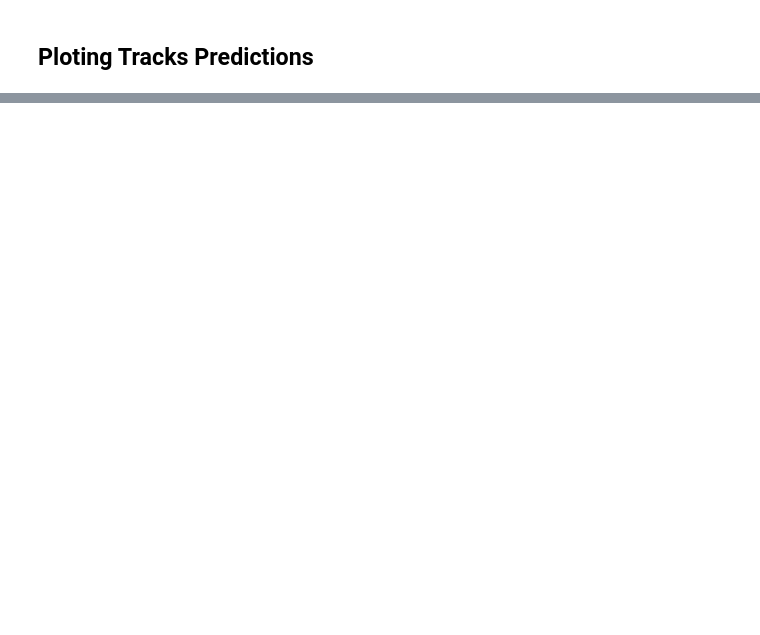
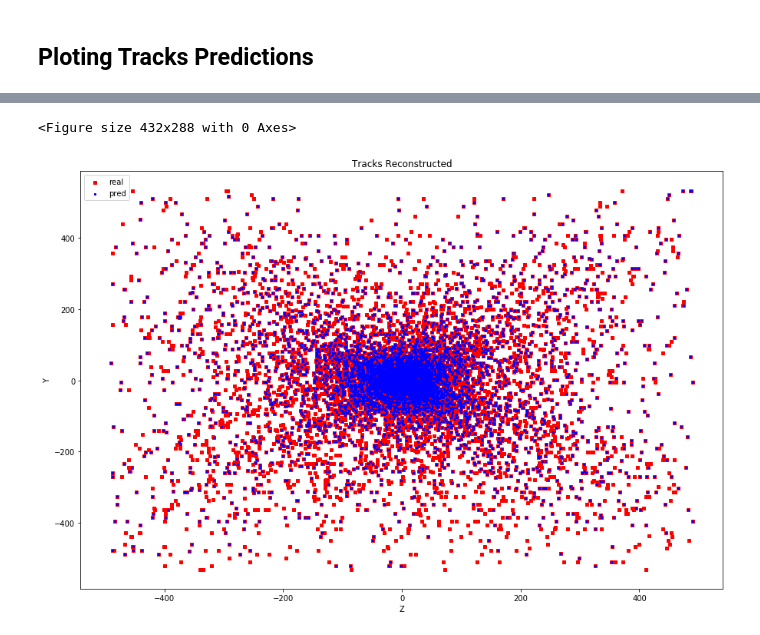
Before and after one commit to stonescenter/track-ml, a Jupyter notebook: notebooks/plot_prediction.ipynb, the cells around one changed output, grey strips where cells are left out. Cells and saved outputs as stored; diff of their text form; code cells hidden in the pictures; blank space fills up the shorter version.

```diff
--- a/notebooks/plot_prediction.ipynb
+++ b/notebooks/plot_prediction.ipynb
@@ -18,3 +18,15 @@ import pandas as pd
 from core.utils.utils import *
 # %% [markdown]
 ## Reading the data ##
+# %%
+#configs = json.load(open('config_test_cnn.json', 'r'))
+#configs = json.load(open('config-mlp.json', 'r'))
+#configs = json.load(open('config_cnn.json', 'r'))
+#configs = json.load(open('config_lstm_internal.json', 'r'))
+configs = json.load(open('config_lstm_internal_short.json', 'r'))
+#configs = json.load(open('config_cnn_short.json', 'r'))
+#configs = json.load(open('config_cnn_external.json', 'r'))
+
+data_file = configs['data']['filename']
+#data_file = '/data/track-ml/bracis/datasets/eta_n0.5-0.5_phi_n0.5-0.5/eta_n0.5-0.5_phi_n0.5-0.5_20200518171238_tracks.csv'
+data_file
@@ -141,0 +245,19 @@ print(correct)
+# %%
+# plotamos todas as camadas en 2D
+fig = plt.gcf()
+fig, ax = plt.subplots(figsize=(15,10))
+
+ax.scatter(tracks_real_vec.y, tracks_real_vec.z, s=10, c='r', marker="s", label='real')
+ax.scatter(tracks_pred_vec.y,tracks_pred_vec.z, s=6, c='b', marker="s", label='pred')
+
+ax.set_xlabel('Z')
+ax.set_ylabel('Y')
+
+plt.legend()
+plt.title('Tracks Reconstructed')
+plt.savefig('all_tracks_pred.png')
+
+plt.show()
+# %% [output]
+<Figure size 432x288 with 0 Axes>
+[figure, added]
```
Also changed, not shown: parts of 15 cells of this notebook.
